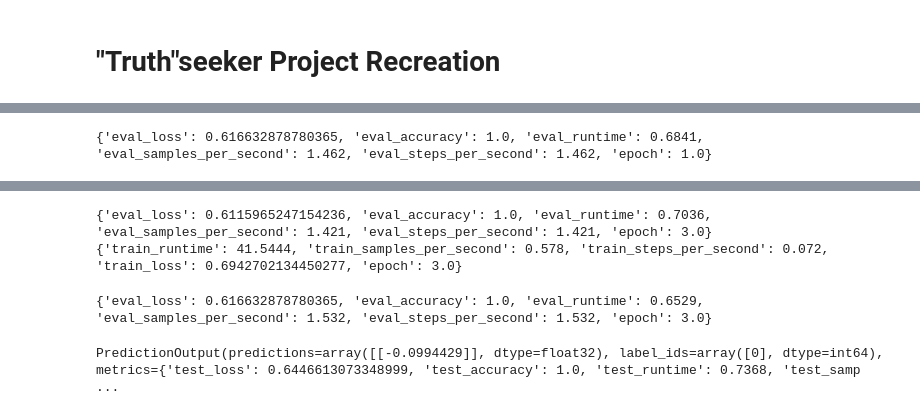
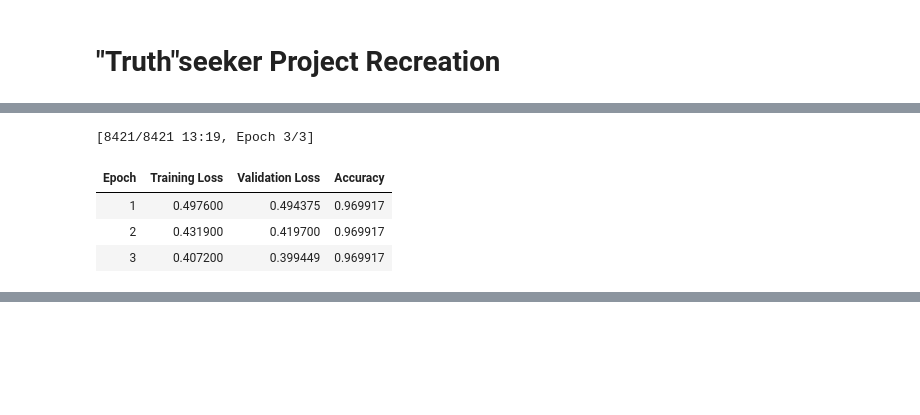
Before and after one commit to triplejay2013/truthseeker, a Jupyter notebook: notebooks/consensus.ipynb, the cells around one changed output, grey strips where cells are left out. Drawn from its saved outputs; the diff is of its cells as text; code cells hidden in the pictures; blank space fills up the shorter version.

```diff
--- a/notebooks/consensus.ipynb
+++ b/notebooks/consensus.ipynb
@@ -104,6 +109,10 @@ valid_dataset = valid_dataset.map(util.tokenize_function, batched=True)
 # %%
 OUT = "2_class"
 # OUT = "4_class"
-util.train(train_dataset, test_dataset, valid_dataset, OUT)
+test_acc, valid_acc = util.train(train_dataset, test_dataset, valid_dataset, OUT)
 # %% [output]
-{'eval_loss': 0.616632878780365, 'eval_accuracy': 1.0, 'eval_runtime': 0.6841, 'eval_samples_per_second': 1.462, 'eval_steps_per_second': 1.462, 'epoch': 1.0}
+[8421/8421 13:19, Epoch 3/3]
+| Epoch | Training Loss | Validation Loss | Accuracy |
+| 1 | 0.497600 | 0.494375 | 0.969917 |
+| 2 | 0.431900 | 0.419700 | 0.969917 |
+| 3 | 0.407200 | 0.399449 | 0.969917 |
@@ -111,4 +121,0 @@ util.train(train_dataset, test_dataset, valid_dataset, OUT)
-{'eval_loss': 0.6115965247154236, 'eval_accuracy': 1.0, 'eval_runtime': 0.7036, 'eval_samples_per_second': 1.421, 'eval_steps_per_second': 1.421, 'epoch': 3.0}
-{'train_runtime': 41.5444, 'train_samples_per_second': 0.578, 'train_steps_per_second': 0.072, 'train_loss': 0.6942702134450277, 'epoch': 3.0}
-{'eval_loss': 0.616632878780365, 'eval_accuracy': 1.0, 'eval_runtime': 0.6529, 'eval_samples_per_second': 1.532, 'eval_steps_per_second': 1.532, 'epoch': 3.0}
-PredictionOutput(predictions=array([[-0.0994429]], dtype=float32), label_ids=array([0], dtype=int64), metrics={'test_loss': 0.6446613073348999, 'test_accuracy': 1.0, 'test_runtime': 0.7368, 'test_samp ...
```
Also changed, not shown: parts of 9 cells of this notebook, 3 other files.
